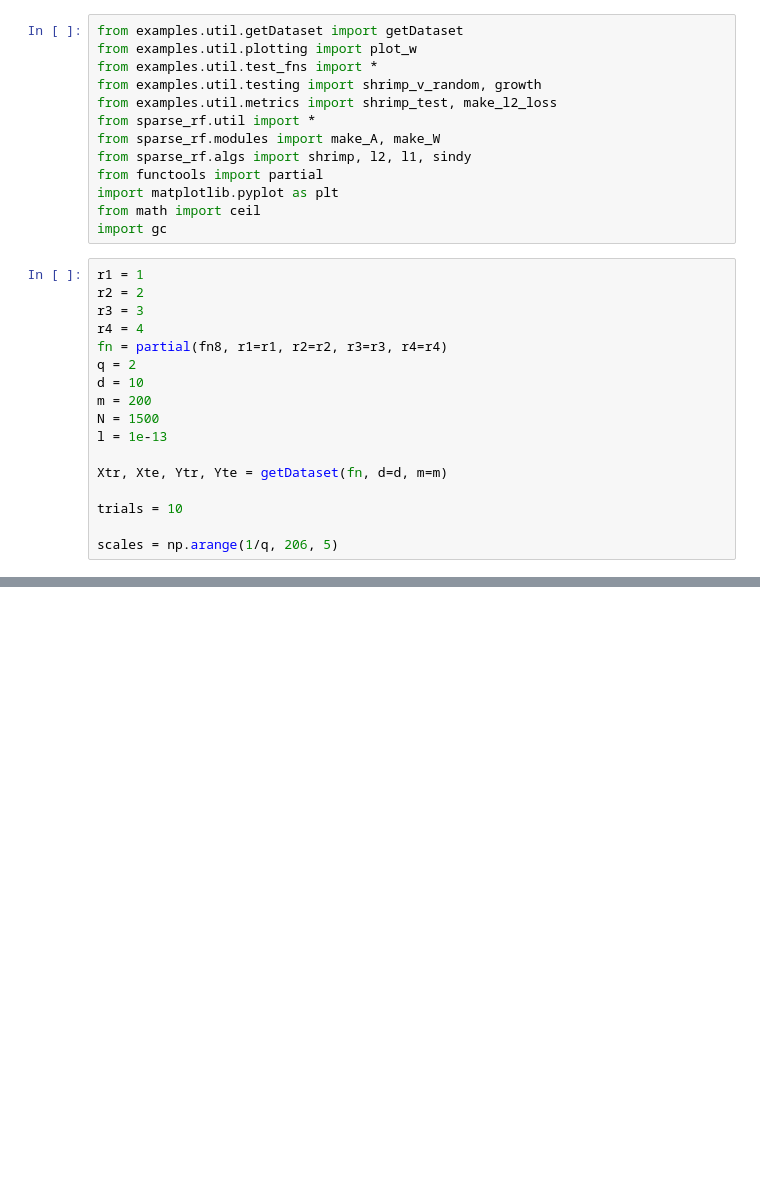
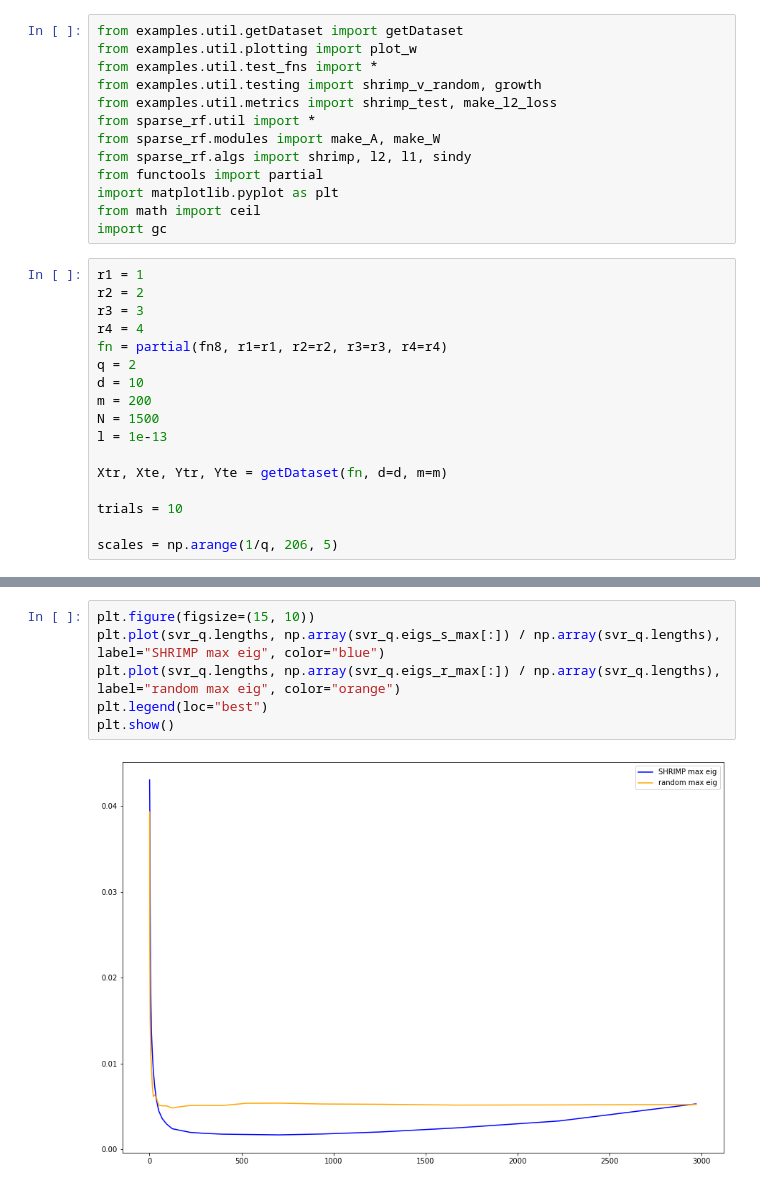
Before and after one commit to rhshi/sparse-rf, a Jupyter notebook: examples/high_frequency/test_fn8.ipynb, the cells around one changed output, grey strips where cells are left out. Cells and saved outputs as stored; diff of their text form; blank space fills up the shorter version.

```diff
--- a/examples/high_frequency/test_fn8.ipynb
+++ b/examples/high_frequency/test_fn8.ipynb
@@ -81,0 +99,8 @@ Min l1: 4.661137665970444
+# %%
+plt.figure(figsize=(15, 10))
+plt.plot(svr_q.lengths, np.array(svr_q.eigs_s_max[:]) / np.array(svr_q.lengths), label="SHRIMP max eig", color="blue")
+plt.plot(svr_q.lengths, np.array(svr_q.eigs_r_max[:]) / np.array(svr_q.lengths), label="random max eig", color="orange")
+plt.legend(loc="best")
+plt.show()
+# %% [output]
+[figure, added]
```
Also changed, not shown: parts of 9 cells of this notebook, 1 other file.
